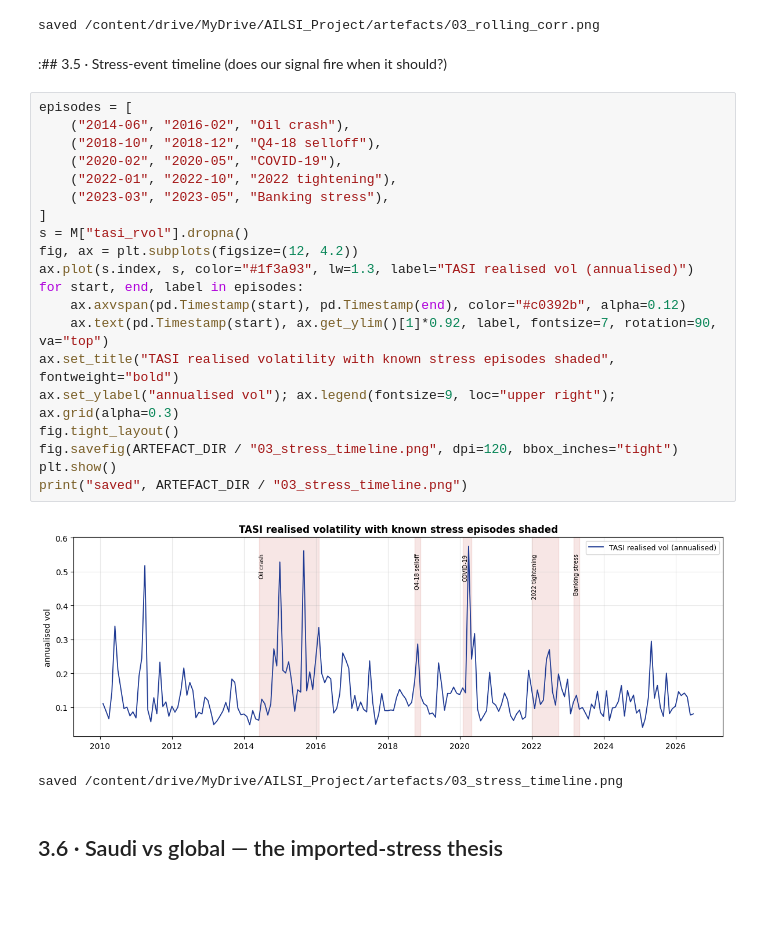
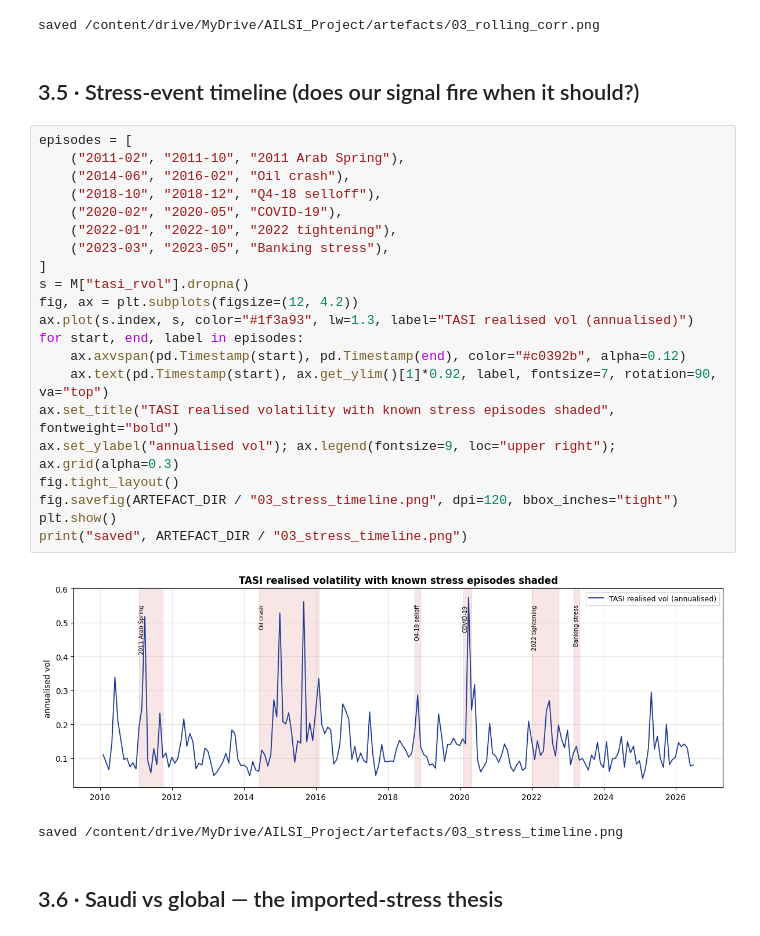
Before and after one commit to Muhfaden/ailsi-tasi, a Jupyter notebook: AILSI_Project.ipynb, the cells around one changed output. Drawn from its saved outputs; the diff is of its cells as text; blank space fills up the shorter version.

```diff
--- a/AILSI_Project.ipynb
+++ b/AILSI_Project.ipynb
@@ -907,29 +907,30 @@ print("saved", ARTEFACT_DIR / "03_rolling_corr.png")
 [figure]
 saved /content/drive/MyDrive/AILSI_Project/artefacts/03_rolling_corr.png
 # %% [markdown]
-:## 3.5 · Stress-event timeline (does our signal fire when it should?)
+## 3.5 · Stress-event timeline (does our signal fire when it should?)
 # %%
 episodes = [
+    ("2011-02", "2011-10", "2011 Arab Spring"),
     ("2014-06", "2016-02", "Oil crash"),
     ("2018-10", "2018-12", "Q4-18 selloff"),
     ("2020-02", "2020-05", "COVID-19"),
     ("2022-01", "2022-10", "2022 tightening"),
     ("2023-03", "2023-05", "Banking stress"),
 ]
 s = M["tasi_rvol"].dropna()
 fig, ax = plt.subplots(figsize=(12, 4.2))
 ax.plot(s.index, s, color="#1f3a93", lw=1.3, label="TASI realised vol (annualised)")
 for start, end, label in episodes:
     ax.axvspan(pd.Timestamp(start), pd.Timestamp(end), color="#c0392b", alpha=0.12)
     ax.text(pd.Timestamp(start), ax.get_ylim()[1]*0.92, label, fontsize=7, rotation=90, va="top")
 ax.set_title("TASI realised volatility with known stress episodes shaded", fontweight="bold")
 ax.set_ylabel("annualised vol"); ax.legend(fontsize=9, loc="upper right"); ax.grid(alpha=0.3)
 fig.tight_layout()
 fig.savefig(ARTEFACT_DIR / "03_stress_timeline.png", dpi=120, bbox_inches="tight")
 plt.show()
 print("saved", ARTEFACT_DIR / "03_stress_timeline.png")
 # %% [output]
-[figure, old version]
+[figure, new version]
 saved /content/drive/MyDrive/AILSI_Project/artefacts/03_stress_timeline.png
 # %% [markdown]
 ## 3.6 · Saudi vs global — the imported-stress thesis
```
Also changed, not shown: parts of 26 cells of this notebook.
